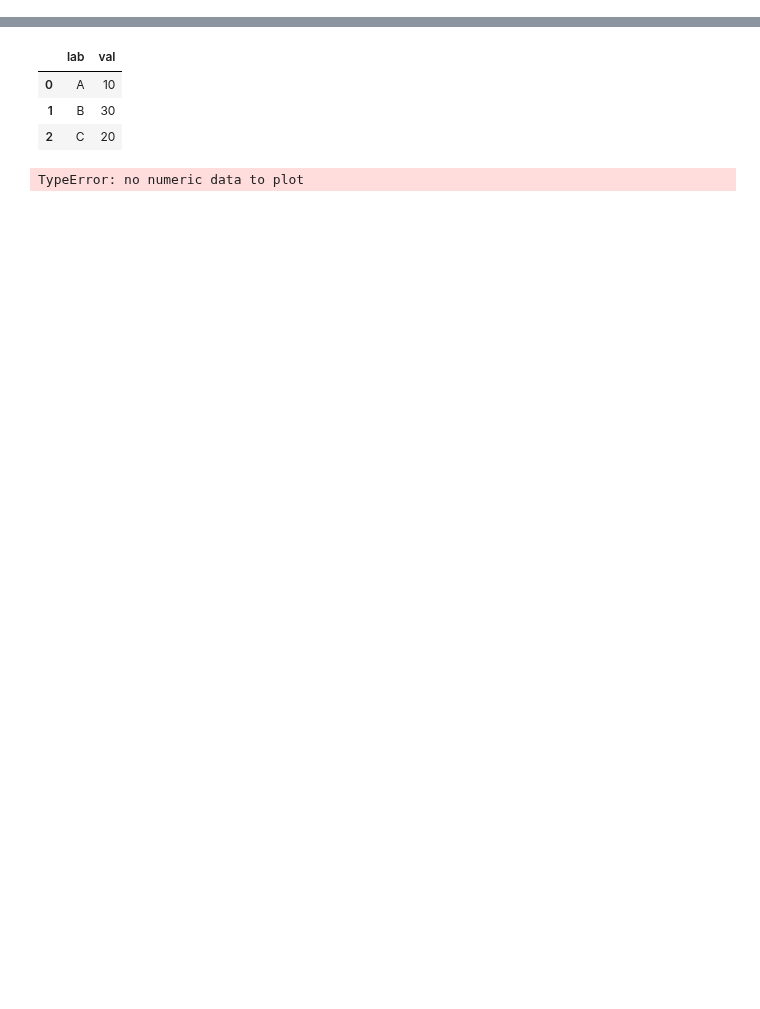
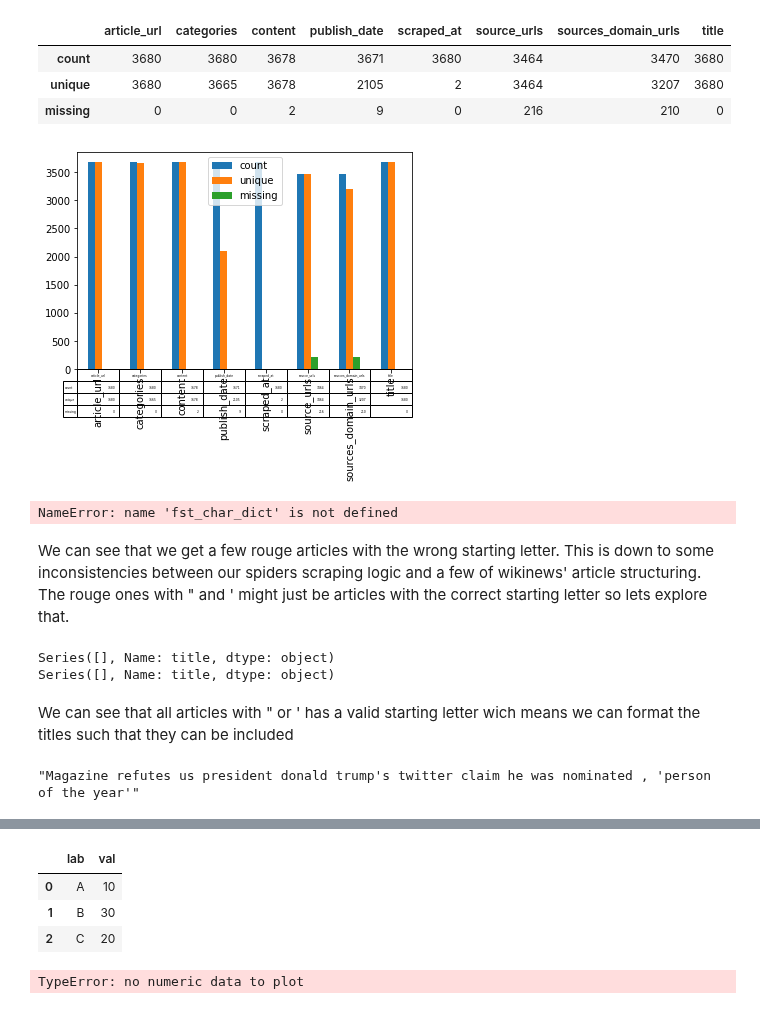
Before and after one commit to SystemOut1324/Datascience_Final_Project, a Jupyter notebook: Appendix/Manual/Setup_scraping.ipynb, the cells around one changed output, grey strips where cells are left out. Saved outputs shown, nothing was run; the diff lists cells and outputs as text; code cells hidden in the pictures; blank space fills up the shorter version.

```diff
--- a/Appendix/Manual/Setup_scraping.ipynb
+++ b/Appendix/Manual/Setup_scraping.ipynb
@@ -78,0 +92,29 @@ df = pd.read_csv(dst+file_name)
+# %%
+# defining correct start letters 'a'-'j'
+our_chars_set = set("ABCDEFGHIJKLMNOPRSTUVWZABCDEFGHIJKLMNOPRSTUVWZ"[12 % 23:12 % 23+10])
+
+# get valid chars
+ascii_uppercase = string.ascii_uppercase
+
+# finding index of rogue articles
+rouge_index = []
+
+# Remove or update
+for idx, title in enumerate(df['title']):
+    # get first char
+    fst_char = title[0].upper()
+
+    # check and replace
+    if fst_char not in ascii_uppercase:
+        # remove " or '
+        if fst_char in ["'", '"']:
+            df.loc[idx, 'title'] = ( df.loc[idx, 'title'].replace(fst_char, '') ).capitalize()
+        # All other only remove fst starting char
+        else:
+            df.loc[idx, 'title'] = ( df.loc[idx, 'title'][1:] ).capitalize()
+    # get idx for titles not in our set
+    elif fst_char not in our_chars_set:
+        rouge_index.append(idx)
+
+# remove rouge
+df.drop(rouge_index)
@@ -78,0 +135,37 @@ df = pd.read_csv(dst+file_name)
+# %%
+# Calculating number: count, unique for each column
+describe_df = df.describe(include=[np.object]).head(2)
+
+# Calculating number: NaN for each column
+nan_df = df.isna().sum()
+
+# Create one df
+describe_df.loc['missing'] = nan_df
+# plot
+describe_df.T.plot(kind='bar',  table=True)
+describe_df # just display numbers
+# %% [output]
+|  | article_url | categories | content | publish_date | scraped_at | source_urls | sources_domain_urls | title |
+| count | 3680 | 3680 | 3678 | 3671 | 3680 | 3464 | 3470 | 3680 |
+| unique | 3680 | 3665 | 3678 | 2105 | 2 | 3464 | 3207 | 3680 |
+| missing | 0 | 0 | 2 | 9 | 0 | 216 | 210 | 0 |
+[figure, added]
+# %%
+# df.loc[selection criteria, columns I want] = value
+df.loc[fst_char_series.isin(fst_char_dict)]
+# %% [output]
+NameError: name 'fst_char_dict' is not defined
+# %% [markdown]
+We can see that we get a few rouge articles with the wrong starting letter. This is down to some inconsistencies between our spiders scraping logic and a few of wikinews' article structuring. The rouge ones with " and ' might just be articles with the correct starting letter so lets explore that.
+# %%
+print( df['title'].loc[df['title'].str.slice(0, 1).str.lower() == "'"] )
+print( df['title'].loc[df['title'].str.slice(0, 1).str.lower() == '"'] )
+# %% [output]
+Series([], Name: title, dtype: object)
+Series([], Name: title, dtype: object)
+# %% [markdown]
+We can see that all articles with " or ' has a valid starting letter wich means we can format the titles such that they can be included
+# %%
+df.loc[859, 'title']
+# %% [output]
+"Magazine refutes us president donald trump's twitter claim he was nominated , 'person of the year'"
```
Also changed, not shown: parts of 19 cells of this notebook, 12 other files.
